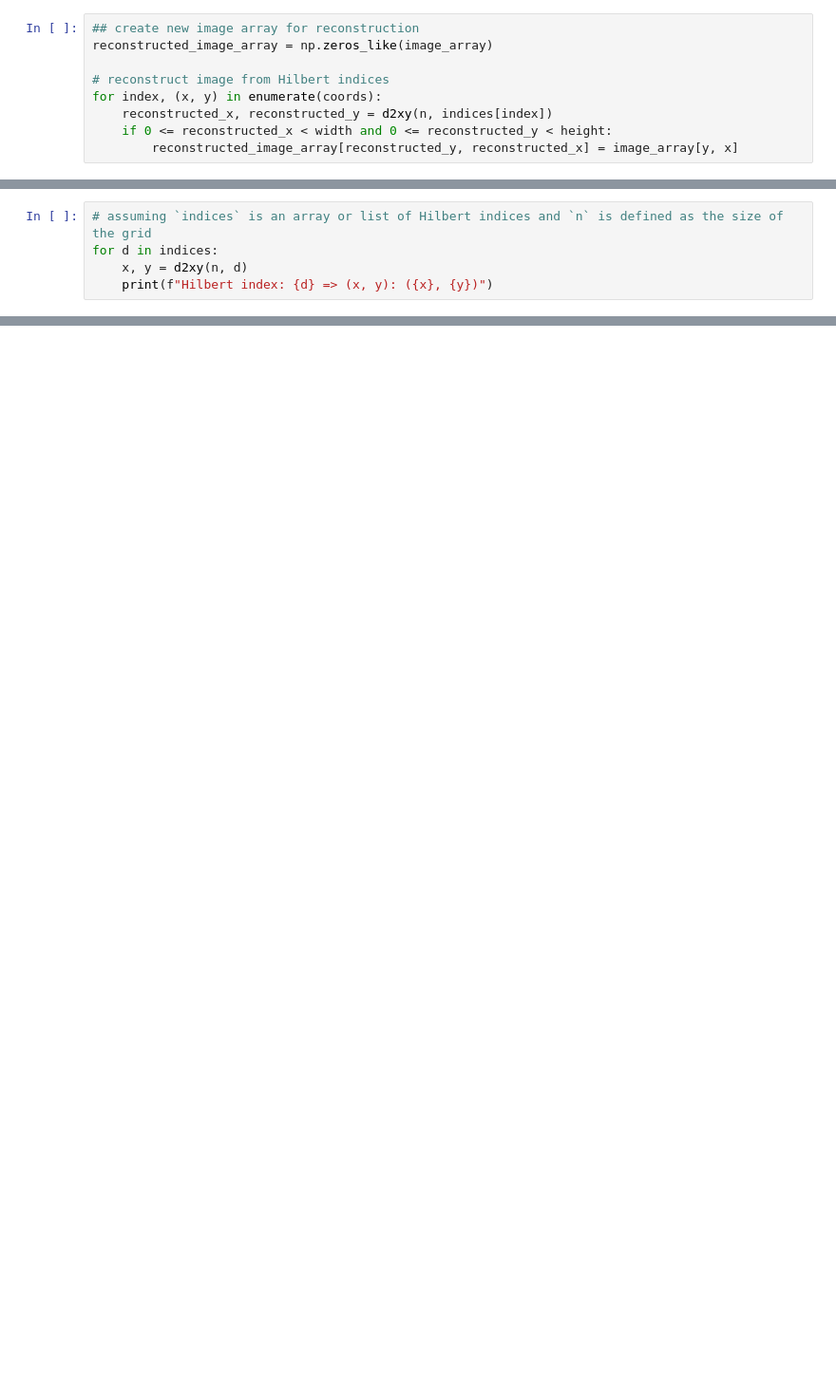
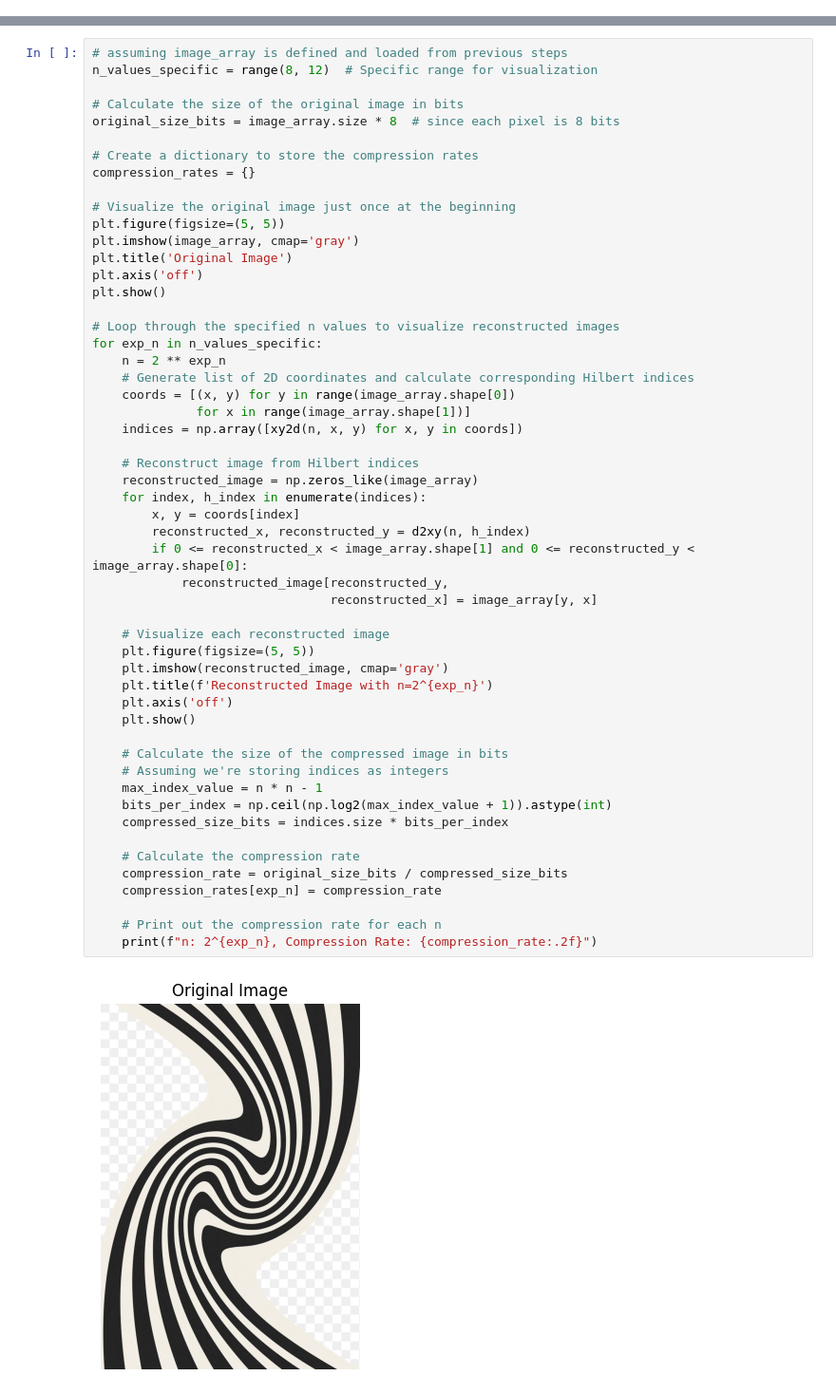
Before and after one commit to fellobello/hilbert-transform, a Jupyter notebook: hilbert.ipynb, the cells around one changed output, grey strips where cells are left out. Shown: that part at 95% size. Saved outputs shown, nothing was run; the diff lists cells and outputs as text; blank space fills up the shorter version.

```diff
--- a/hilbert.ipynb
+++ b/hilbert.ipynb
@@ -72,9 +96,0 @@ NameError: name 'xy2d' is not defined
-# %%
-## create new image array for reconstruction
-reconstructed_image_array = np.zeros_like(image_array)
-
-# reconstruct image from Hilbert indices
-for index, (x, y) in enumerate(coords):
-    reconstructed_x, reconstructed_y = d2xy(n, indices[index])
-    if 0 <= reconstructed_x < width and 0 <= reconstructed_y < height:
-        reconstructed_image_array[reconstructed_y, reconstructed_x] = image_array[y, x]
@@ -154,5 +96,0 @@ NameError: name 'data' is not defined
-# %%
-# assuming `indices` is an array or list of Hilbert indices and `n` is defined as the size of the grid
-for d in indices:
-    x, y = d2xy(n, d)
-    print(f"Hilbert index: {d} => (x, y): ({x}, {y})")
@@ -178,0 +97,55 @@ plt.show()
+# %%
+# assuming image_array is defined and loaded from previous steps
+n_values_specific = range(8, 12)  # Specific range for visualization
+
+# Calculate the size of the original image in bits
+original_size_bits = image_array.size * 8  # since each pixel is 8 bits
+
+# Create a dictionary to store the compression rates
+compression_rates = {}
+
+# Visualize the original image just once at the beginning
+plt.figure(figsize=(5, 5))
+plt.imshow(image_array, cmap='gray')
+plt.title('Original Image')
+plt.axis('off')
+plt.show()
+
+# Loop through the specified n values to visualize reconstructed images
+for exp_n in n_values_specific:
+    n = 2 ** exp_n
+    # Generate list of 2D coordinates and calculate corresponding Hilbert indices
+    coords = [(x, y) for y in range(image_array.shape[0])
+              for x in range(image_array.shape[1])]
+    indices = np.array([xy2d(n, x, y) for x, y in coords])
+
+    # Reconstruct image from Hilbert indices
+    reconstructed_image = np.zeros_like(image_array)
+    for index, h_index in enumerate(indices):
+        x, y = coords[index]
+        reconstructed_x, reconstructed_y = d2xy(n, h_index)
+        if 0 <= reconstructed_x < image_array.shape[1] and 0 <= reconstructed_y < image_array.shape[0]:
+            reconstructed_image[reconstructed_y,
+                                reconstructed_x] = image_array[y, x]
+
+    # Visualize each reconstructed image
+    plt.figure(figsize=(5, 5))
+    plt.imshow(reconstructed_image, cmap='gray')
+    plt.title(f'Reconstructed Image with n=2^{exp_n}')
+    plt.axis('off')
+    plt.show()
+
+    # Calculate the size of the compressed image in bits
+    # Assuming we're storing indices as integers
+    max_index_value = n * n - 1
+    bits_per_index = np.ceil(np.log2(max_index_value + 1)).astype(int)
+    compressed_size_bits = indices.size * bits_per_index
+
+    # Calculate the compression rate
+    compression_rate = original_size_bits / compressed_size_bits
+    compression_rates[exp_n] = compression_rate
+
+    # Print out the compression rate for each n
+    print(f"n: 2^{exp_n}, Compression Rate: {compression_rate:.2f}")
+# %% [output]
+[figure, added]
```
Also changed, not shown: parts of 12 cells of this notebook, 2 other files.
